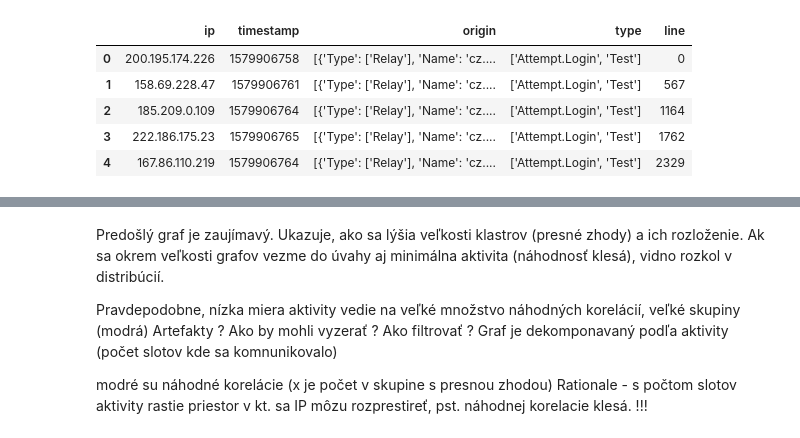
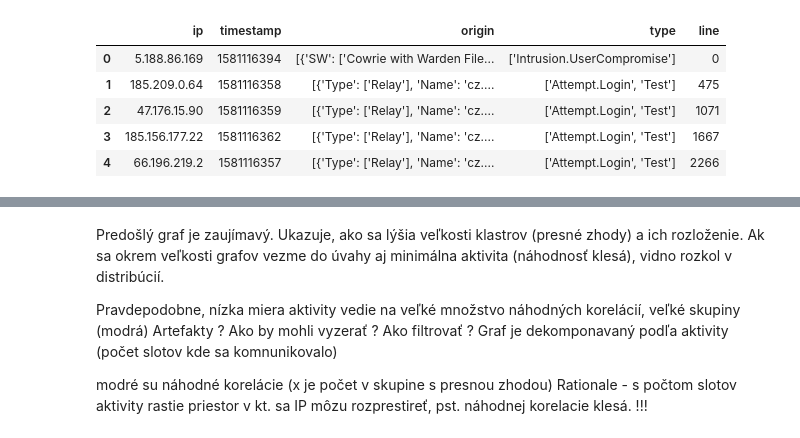
Before and after one commit to CESNET/SECT, a Jupyter notebook: notebooks/experiments/distibutable_clustering.ipynb, the cells around one changed output, grey strips where cells are left out. Saved outputs shown, nothing was run; the diff lists cells and outputs as text; code cells hidden in the pictures.

```diff
--- a/notebooks/experiments/distibutable_clustering.ipynb
+++ b/notebooks/experiments/distibutable_clustering.ipynb
@@ -25,22 +25,24 @@ sns.set(style='white', context='notebook', rc={'figure.figsize': (14, 10)})
 thresh=10
 act_threshold=4
 aggr=15*60
+
+data='Z:/SECT/';
 # %%
-file_list = [x.date().isoformat() for x in pd.date_range('2020-01-25', '2020-01-31')]
+file_list = [x.date().isoformat() for x in pd.date_range('2020-02-08', '2020-02-15')]
 days = len(file_list)
 
 df = pd.DataFrame()
 for file_name in file_list:
-    df = pd.concat([df, pd.read_pickle('../../data/' + file_name + '.pcl')], ignore_index=True)
+    df = pd.concat([df, pd.read_pickle(data + file_name + '.pcl')], ignore_index=True)
 
 df.head()
 # %% [output]
 |  | ip | timestamp | origin | type | line |
-| 0 | 200.195.174.226 | 1579906758 | [{'Type': ['Relay'], 'Name': 'cz.... | ['Attempt.Login', 'Test'] | 0 |
-| 1 | 158.69.228.47 | 1579906761 | [{'Type': ['Relay'], 'Name': 'cz.... | ['Attempt.Login', 'Test'] | 567 |
-| 2 | 185.209.0.109 | 1579906764 | [{'Type': ['Relay'], 'Name': 'cz.... | ['Attempt.Login', 'Test'] | 1164 |
-| 3 | 222.186.175.23 | 1579906765 | [{'Type': ['Relay'], 'Name': 'cz.... | ['Attempt.Login', 'Test'] | 1762 |
-| 4 | 167.86.110.219 | 1579906764 | [{'Type': ['Relay'], 'Name': 'cz.... | ['Attempt.Login', 'Test'] | 2329 |
+| 0 | 5.188.86.169 | 1581116394 | [{'SW': ['Cowrie with Warden File... | ['Intrusion.UserCompromise'] | 0 |
+| 1 | 185.209.0.64 | 1581116358 | [{'Type': ['Relay'], 'Name': 'cz.... | ['Attempt.Login', 'Test'] | 475 |
+| 2 | 47.176.15.90 | 1581116359 | [{'Type': ['Relay'], 'Name': 'cz.... | ['Attempt.Login', 'Test'] | 1071 |
+| 3 | 185.156.177.22 | 1581116362 | [{'Type': ['Relay'], 'Name': 'cz.... | ['Attempt.Login', 'Test'] | 1667 |
+| 4 | 66.196.219.2 | 1581116357 | [{'Type': ['Relay'], 'Name': 'cz.... | ['Attempt.Login', 'Test'] | 2266 |
 # %%
 tfrom = datetime.datetime.fromisoformat('{} 00:00:00'.format(file_list[0])).timestamp()
 tto = datetime.datetime.fromisoformat('{} 23:59:59'.format(file_list[-1])).timestamp()
```
Also changed, not shown: parts of 21 cells of this notebook, 2 other files.
